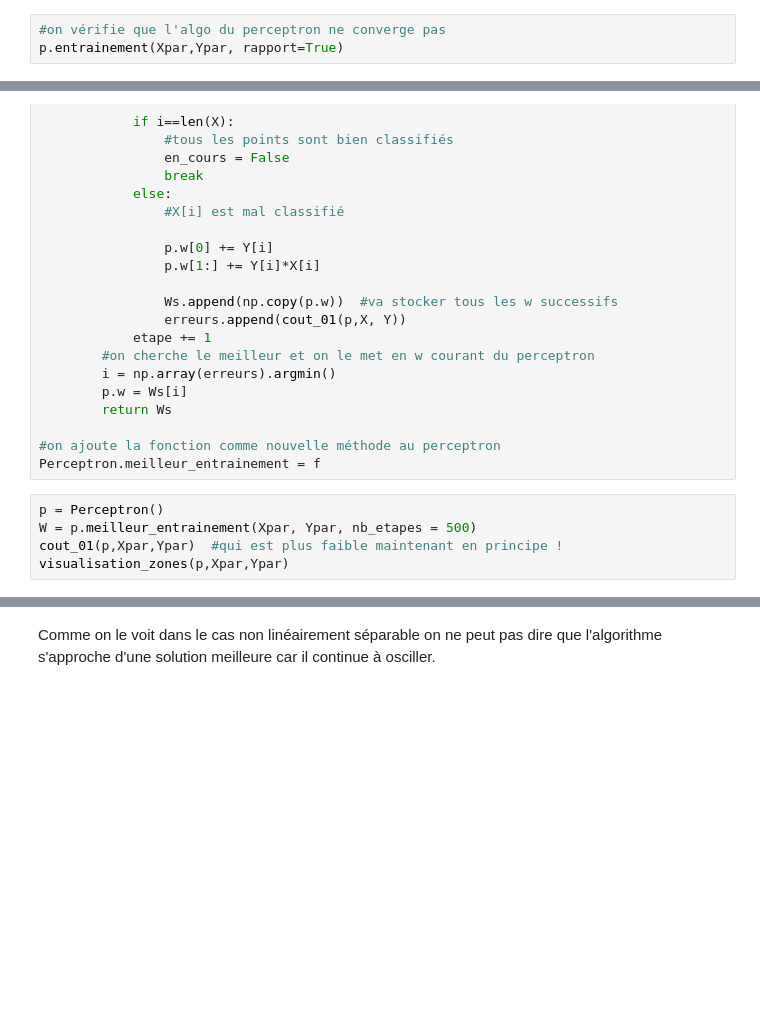
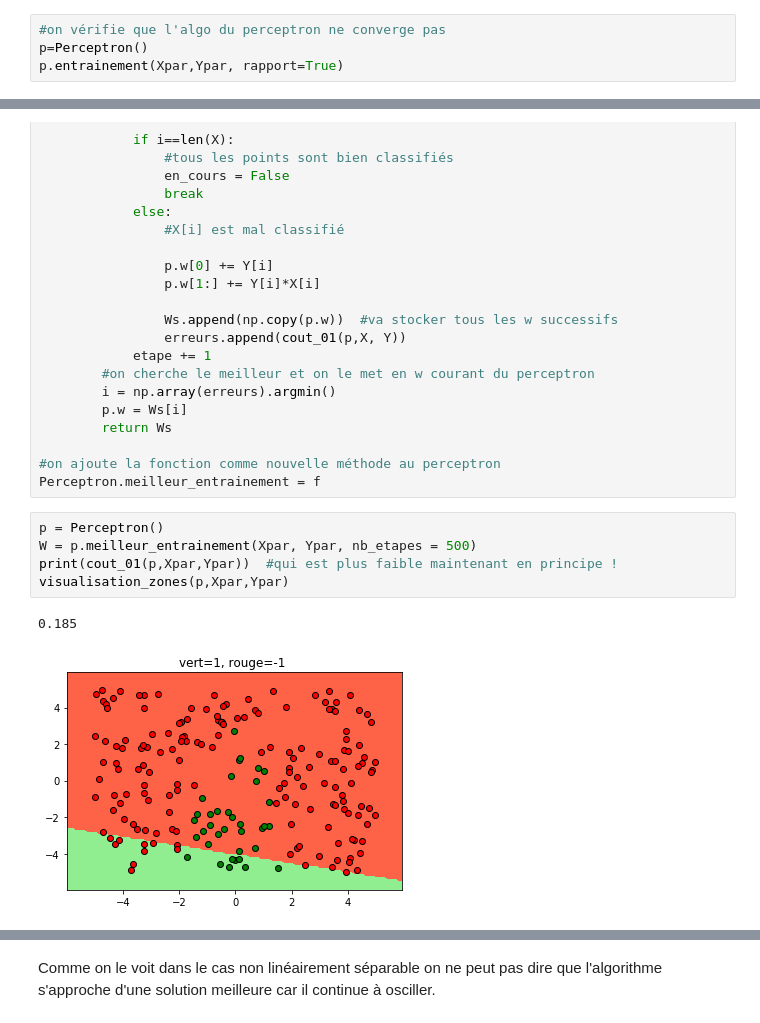
Before and after one commit to DrAlgo/apprentissage_m2_amis, a Jupyter notebook: jupyter/6_perceptron.ipynb, the cells around one changed output, grey strips where cells are left out. Drawn from its saved outputs; the diff is of its cells as text; blank space fills up the shorter version.

```diff
--- a/jupyter/6_perceptron.ipynb
+++ b/jupyter/6_perceptron.ipynb
@@ -485,3 +488,4 @@ visualiser_points(Xpar, Ypar)
 # %%
 #on vérifie que l'algo du perceptron ne converge pas
+p=Perceptron()
 p.entrainement(Xpar,Ypar, rapport=True)
@@ -541,8 +551,11 @@ Perceptron.meilleur_entrainement = f
 # %%
 p = Perceptron()
 W = p.meilleur_entrainement(Xpar, Ypar, nb_etapes = 500)
-cout_01(p,Xpar,Ypar)  #qui est plus faible maintenant en principe !
+print(cout_01(p,Xpar,Ypar))  #qui est plus faible maintenant en principe !
 visualisation_zones(p,Xpar,Ypar)
+# %% [output]
+0.185
+[figure, added]
 # %%
 # liste des cout_01 successifs
 E = []
```
Also changed, not shown: parts of 14 cells of this notebook, 3 other files.
